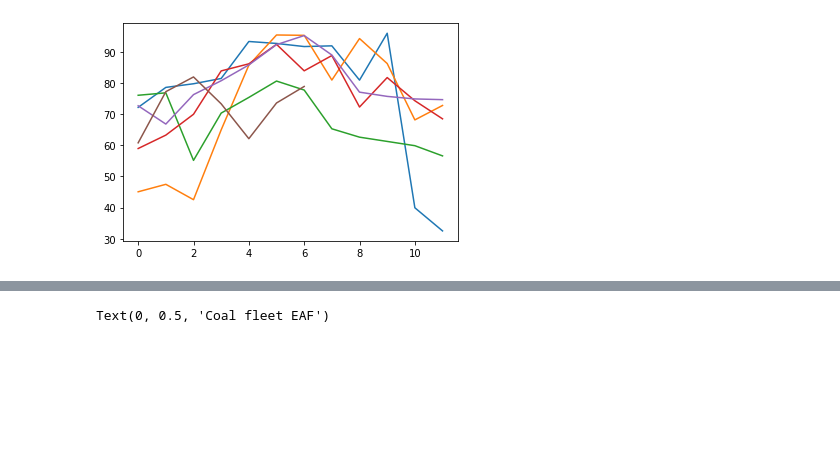
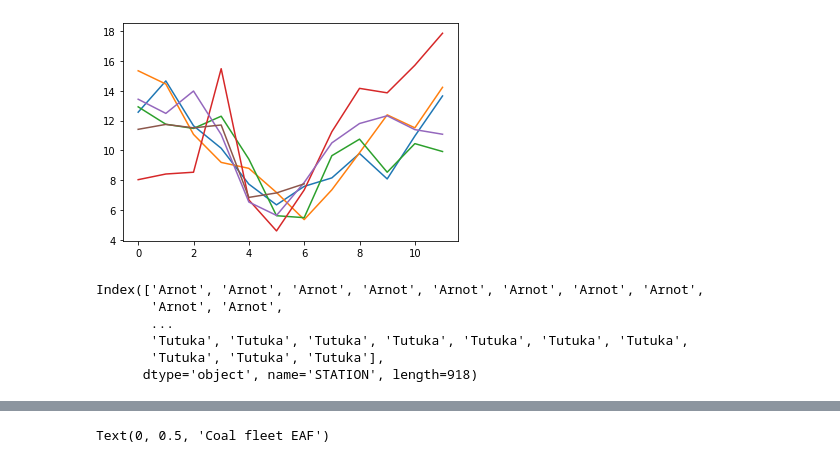
Before and after one commit to PyPSA/pypsa-za, a Jupyter notebook: notebooks/general_playground.ipynb, the cells around one changed output, grey strips where cells are left out. Drawn from its saved outputs; the diff is of its cells as text; code cells hidden in the pictures; blank space fills up the shorter version.

```diff
--- a/notebooks/general_playground.ipynb
+++ b/notebooks/general_playground.ipynb
@@ -12,10 +12,10 @@ eskom_data=du.eskom_data('../data/ESK2546.csv')
 # %%
 df = pd.read_csv('../data/Eskom EAF data.csv',index_col=[1,0],parse_dates=True)
 df['capacity'] = df['EAF %']/100 * df['MW']
 
 
 for y in [2017,2018,2019,2020,2021,2022]:
-    data=df.loc['Lethabo','EAF %']
+    data=df.loc['Generation Total','PCLF %']
     plt.plot(data[data.index.year==y].values)
 # %% [output]
-[figure, old version]
+[figure, new version]
@@ -23,0 +26,9 @@ df[df.type=='coal'].groupby('Date').sum()['capacity'].divide(df[df.type=='coal']
+# %%
+stations
+# %% [output]
+Index(['Arnot', 'Arnot', 'Arnot', 'Arnot', 'Arnot', 'Arnot', 'Arnot', 'Arnot',
+       'Arnot', 'Arnot',
+       ...
+       'Tutuka', 'Tutuka', 'Tutuka', 'Tutuka', 'Tutuka', 'Tutuka', 'Tutuka',
+       'Tutuka', 'Tutuka', 'Tutuka'],
+      dtype='object', name='STATION', length=918)
```
Also changed, not shown: parts of 13 cells of this notebook, 5 other files.
